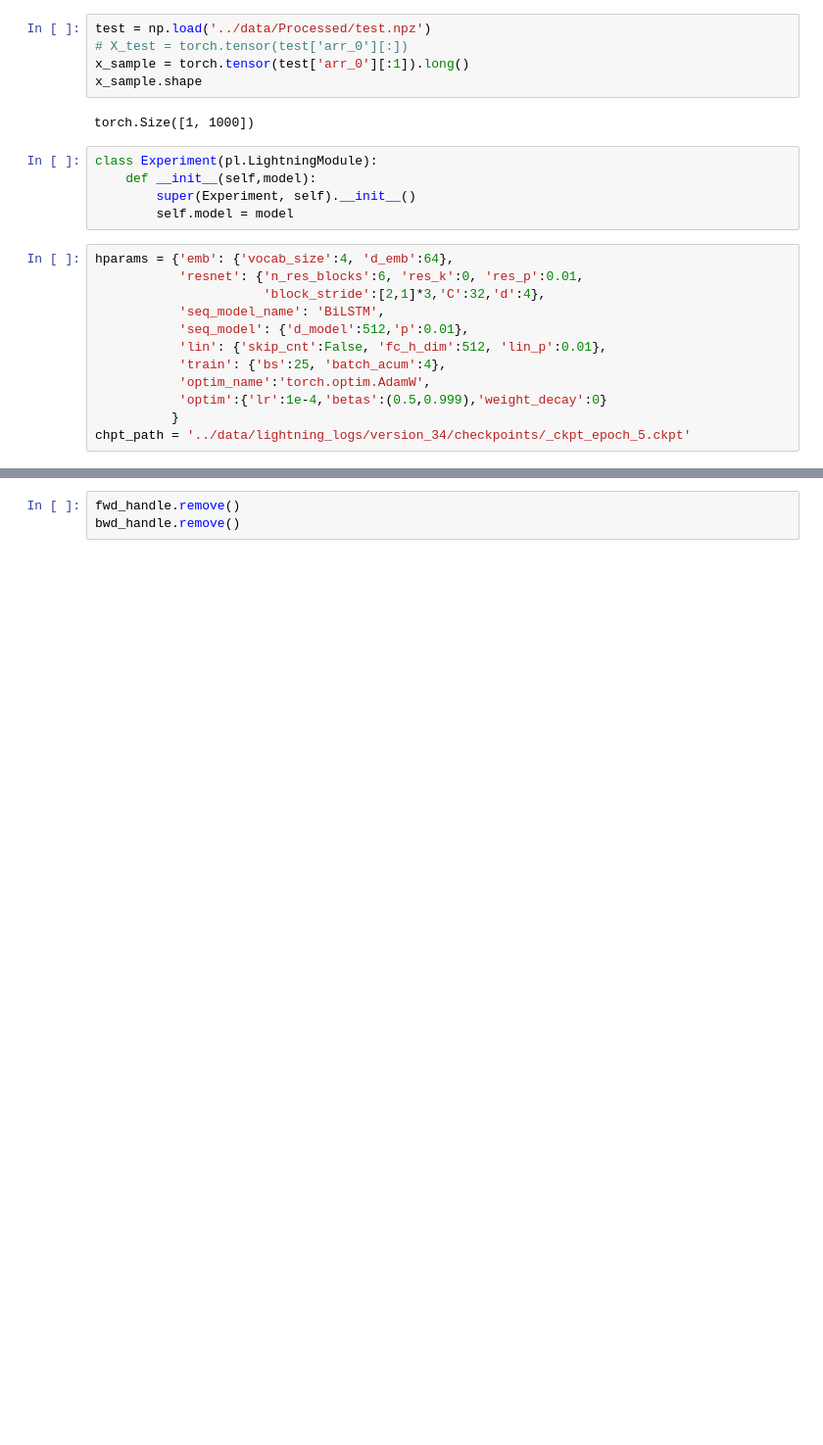
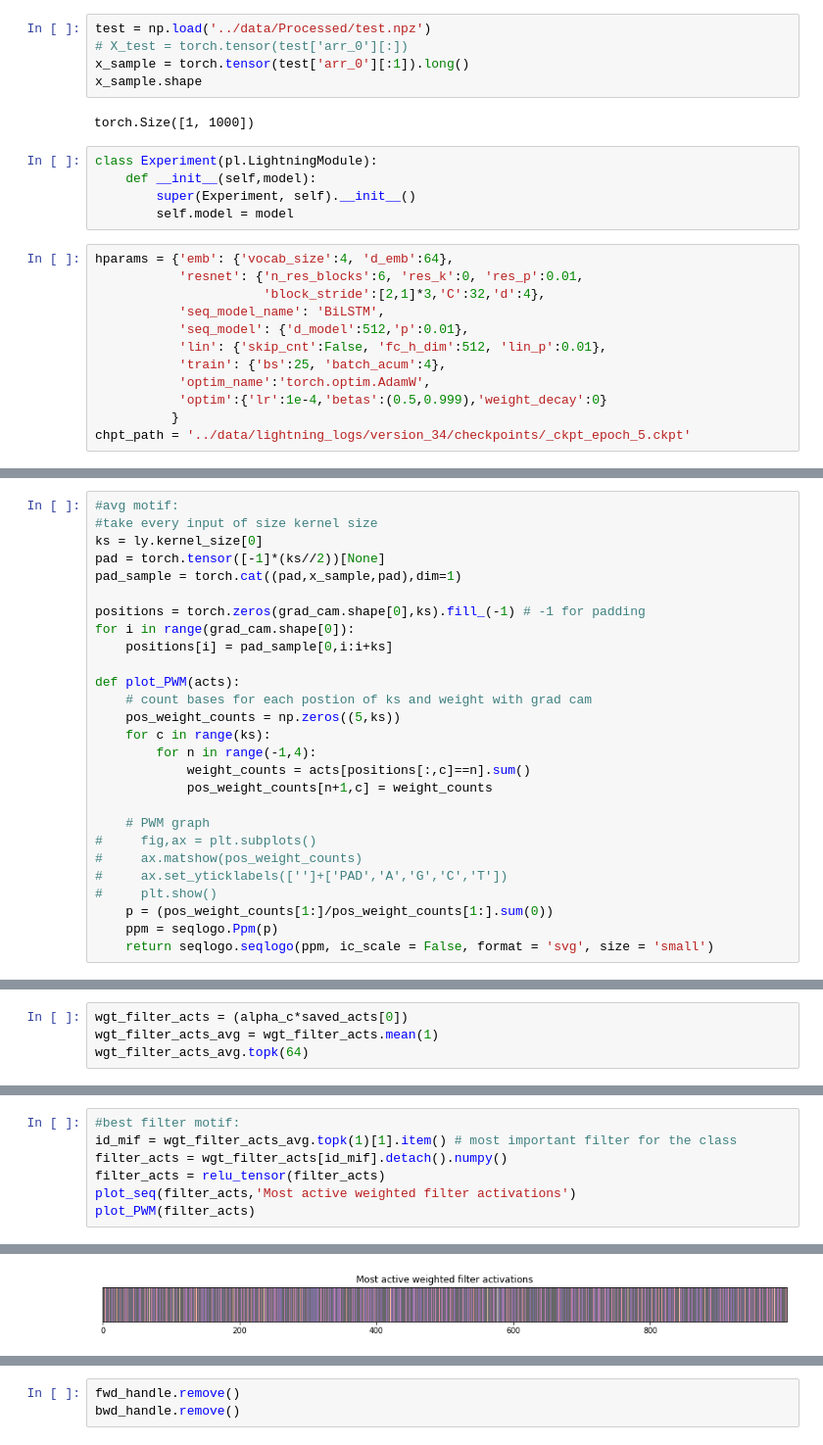
Before and after one commit to Rvbens/non-coding-DNA-classifier, a Jupyter notebook: notebooks/5. Evaluation.ipynb, the cells around one changed output, grey strips where cells are left out. Shown at 98% size. Saved outputs shown, nothing was run; the diff lists cells and outputs as text; blank space fills up the shorter version.

```diff
--- a/notebooks/5. Evaluation.ipynb
+++ b/notebooks/5. Evaluation.ipynb
@@ -96,0 +203,27 @@ torch.Size([512])
+# %%
+#avg motif:
+#take every input of size kernel size
+ks = ly.kernel_size[0]
+pad = torch.tensor([-1]*(ks//2))[None]
+pad_sample = torch.cat((pad,x_sample,pad),dim=1)
+
+positions = torch.zeros(grad_cam.shape[0],ks).fill_(-1) # -1 for padding
+for i in range(grad_cam.shape[0]):
+    positions[i] = pad_sample[0,i:i+ks]
+
+def plot_PWM(acts):
+    # count bases for each postion of ks and weight with grad cam
+    pos_weight_counts = np.zeros((5,ks))
+    for c in range(ks):
+        for n in range(-1,4):
+            weight_counts = acts[positions[:,c]==n].sum()
+            pos_weight_counts[n+1,c] = weight_counts
+
+    # PWM graph
+#     fig,ax = plt.subplots()
+#     ax.matshow(pos_weight_counts)
+#     ax.set_yticklabels(['']+['PAD','A','G','C','T'])
+#     plt.show()
+    p = (pos_weight_counts[1:]/pos_weight_counts[1:].sum(0))
+    ppm = seqlogo.Ppm(p)
+    return seqlogo.seqlogo(ppm, ic_scale = False, format = 'svg', size = 'small')
@@ -96,0 +234,4 @@ torch.Size([512])
+# %%
+wgt_filter_acts = (alpha_c*saved_acts[0])
+wgt_filter_acts_avg = wgt_filter_acts.mean(1)
+wgt_filter_acts_avg.topk(64)
@@ -96,0 +258,8 @@ torch.Size([512])
+# %%
+#best filter motif:
+id_mif = wgt_filter_acts_avg.topk(1)[1].item() # most important filter for the class
+filter_acts = wgt_filter_acts[id_mif].detach().numpy()
+filter_acts = relu_tensor(filter_acts)
+plot_seq(filter_acts,'Most active weighted filter activations')
+plot_PWM(filter_acts)
+# %% [output]
@@ -96,0 +267 @@ torch.Size([512])
+[figure, added]
```
Also changed, not shown: parts of 16 cells of this notebook, 3 other files.
